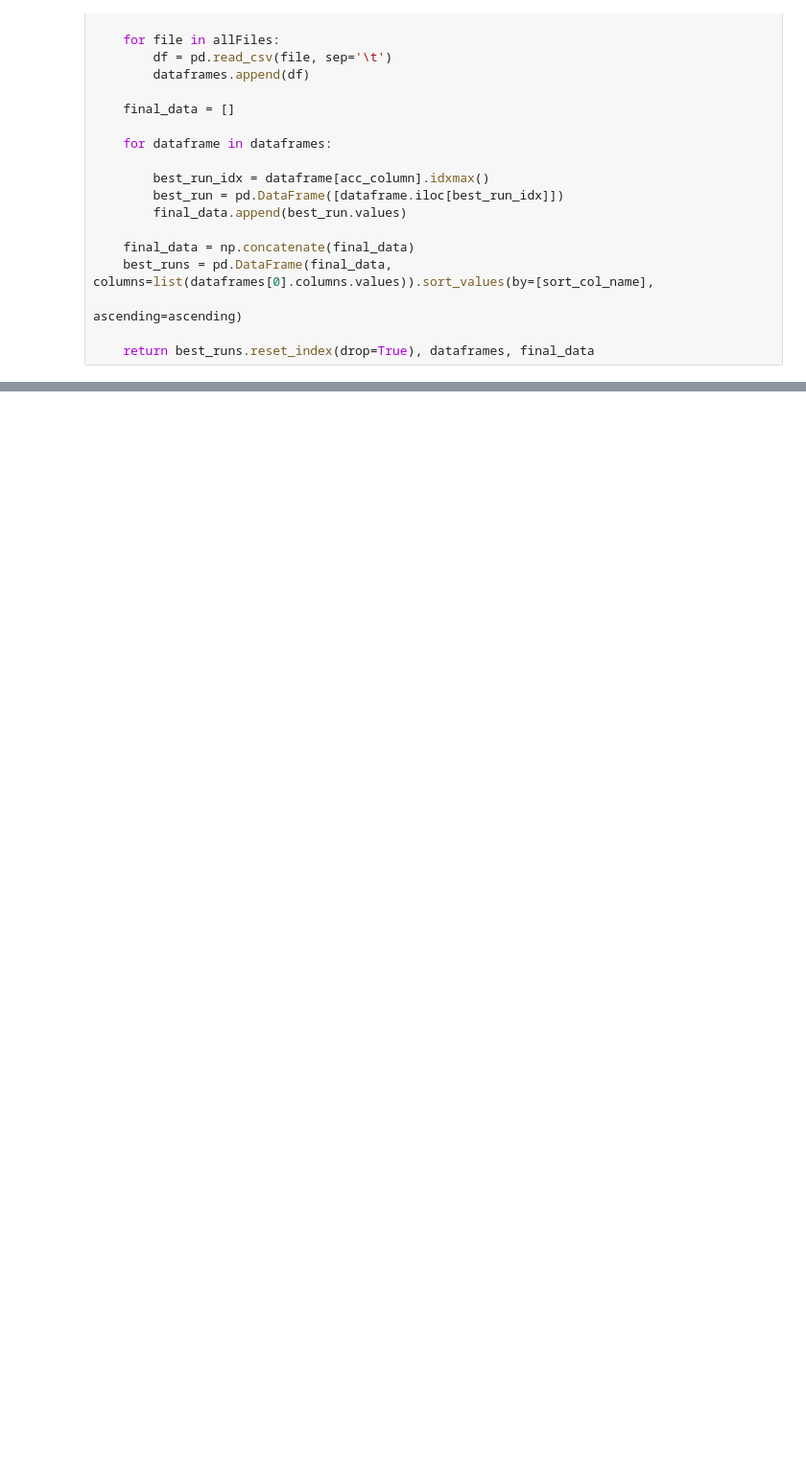
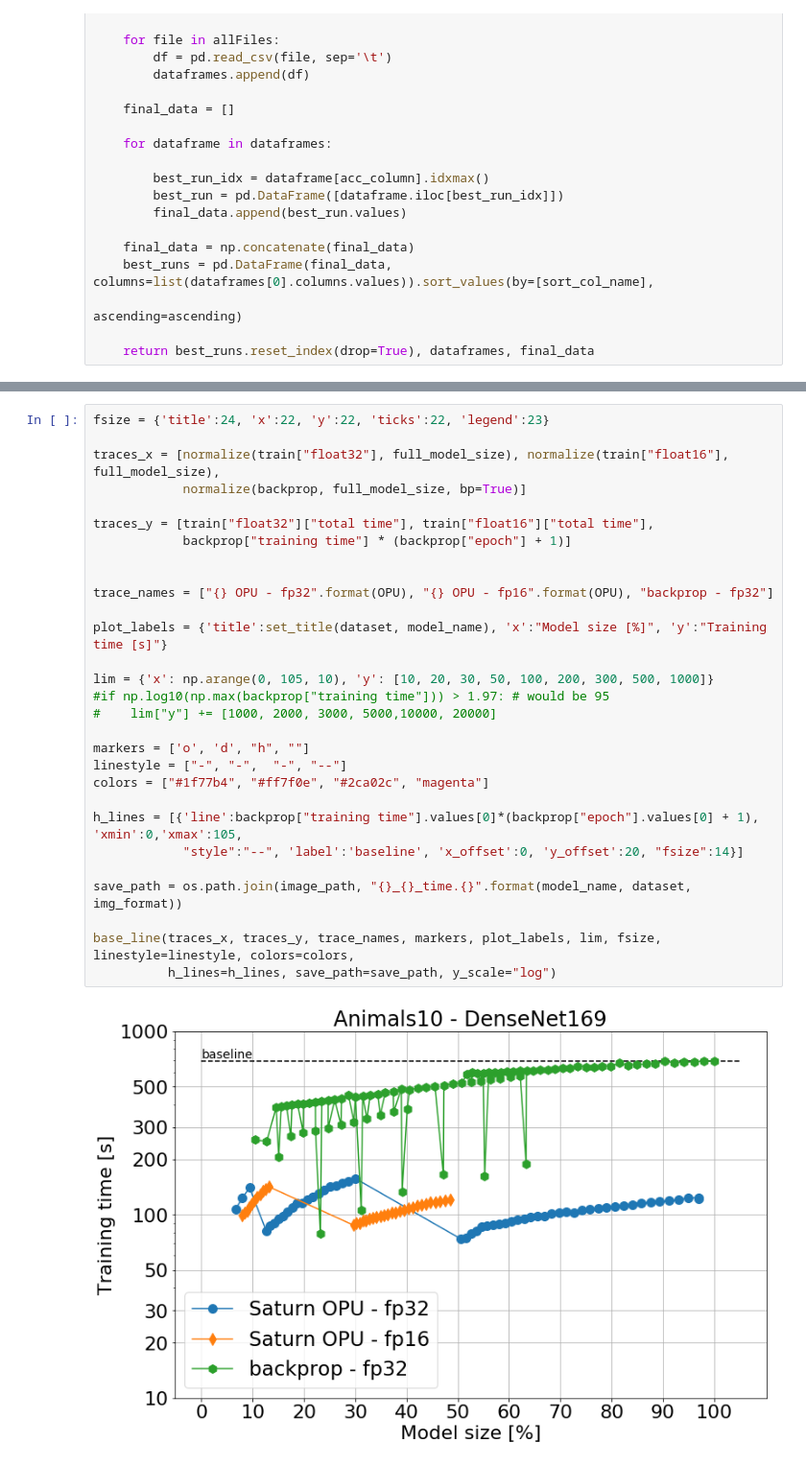
Before and after one commit to lightonai/transfer-learning-opu, a Jupyter notebook: notebooks/naive_plots.ipynb, the cells around one changed output, grey strips where cells are left out. Shown: that part at 96% size. Saved outputs shown, nothing was run; the diff lists cells and outputs as text; blank space fills up the shorter version.

```diff
--- a/notebooks/naive_plots.ipynb
+++ b/notebooks/naive_plots.ipynb
@@ -87,0 +139,31 @@ plt.show()
+# %%
+fsize = {'title':24, 'x':22, 'y':22, 'ticks':22, 'legend':23}
+
+traces_x = [normalize(train["float32"], full_model_size), normalize(train["float16"], full_model_size),
+            normalize(backprop, full_model_size, bp=True)]
+
+traces_y = [train["float32"]["total time"], train["float16"]["total time"],
+            backprop["training time"] * (backprop["epoch"] + 1)]
+
+
+trace_names = ["{} OPU - fp32".format(OPU), "{} OPU - fp16".format(OPU), "backprop - fp32"]
+
+plot_labels = {'title':set_title(dataset, model_name), 'x':"Model size [%]", 'y':"Training time [s]"}
+
+lim = {'x': np.arange(0, 105, 10), 'y': [10, 20, 30, 50, 100, 200, 300, 500, 1000]}
+#if np.log10(np.max(backprop["training time"])) > 1.97: # would be 95
+#    lim["y"] += [1000, 2000, 3000, 5000,10000, 20000]
+
+markers = ['o', 'd', "h", ""]
+linestyle = ["-", "-",  "-", "--"]
+colors = ["#1f77b4", "#ff7f0e", "#2ca02c", "magenta"]
+
+h_lines = [{'line':backprop["training time"].values[0]*(backprop["epoch"].values[0] + 1), 'xmin':0,'xmax':105,
+            "style":"--", 'label':'baseline', 'x_offset':0, 'y_offset':20, "fsize":14}]
+
+save_path = os.path.join(image_path, "{}_{}_time.{}".format(model_name, dataset, img_format))
+
+base_line(traces_x, traces_y, trace_names, markers, plot_labels, lim, fsize, linestyle=linestyle, colors=colors,
+          h_lines=h_lines, save_path=save_path, y_scale="log")
+# %% [output]
+[figure, added]
```
Also changed, not shown: parts of 10 cells of this notebook, 3 other files.
